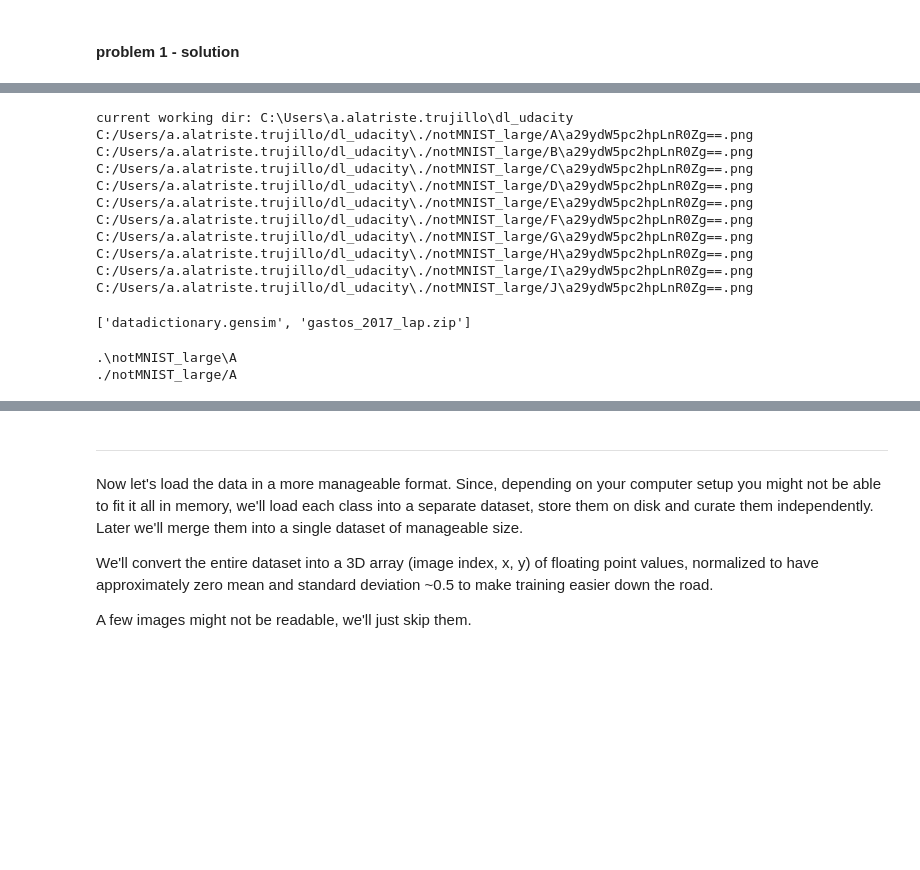
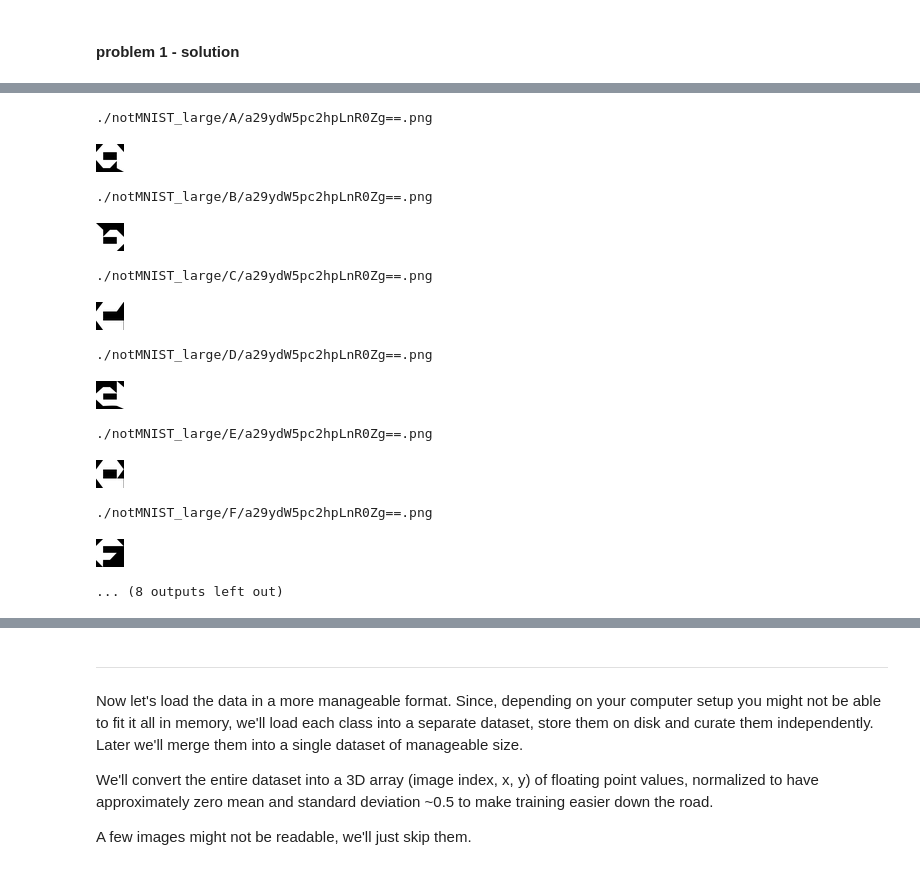
Before and after one commit to patadadeburro/deep_learning_uda730, a Jupyter notebook: assignement_1.ipynb, the cells around one changed output, grey strips where cells are left out. Drawn from its saved outputs; the diff is of its cells as text; code cells hidden in the pictures; blank space fills up the shorter version.

```diff
--- a/assignement_1.ipynb
+++ b/assignement_1.ipynb
@@ -258,37 +258,16 @@ def printOneImg( folder ):
-# %%
-import os
-cwd = os.getcwd()
-print( 'current working dir: {0}'.format( cwd ) )
-
-printOneImg( train_folders )
-#printOneImg( test_folders  )
-# %% [output]
-current working dir: C:\Users\a.alatriste.trujillo\dl_udacity
-C:/Users/a.alatriste.trujillo/dl_udacity\./notMNIST_large/A\a29ydW5pc2hpLnR0Zg==.png
-C:/Users/a.alatriste.trujillo/dl_udacity\./notMNIST_large/B\a29ydW5pc2hpLnR0Zg==.png
-C:/Users/a.alatriste.trujillo/dl_udacity\./notMNIST_large/C\a29ydW5pc2hpLnR0Zg==.png
-C:/Users/a.alatriste.trujillo/dl_udacity\./notMNIST_large/D\a29ydW5pc2hpLnR0Zg==.png
-C:/Users/a.alatriste.trujillo/dl_udacity\./notMNIST_large/E\a29ydW5pc2hpLnR0Zg==.png
-C:/Users/a.alatriste.trujillo/dl_udacity\./notMNIST_large/F\a29ydW5pc2hpLnR0Zg==.png
-C:/Users/a.alatriste.trujillo/dl_udacity\./notMNIST_large/G\a29ydW5pc2hpLnR0Zg==.png
-C:/Users/a.alatriste.trujillo/dl_udacity\./notMNIST_large/H\a29ydW5pc2hpLnR0Zg==.png
-C:/Users/a.alatriste.trujillo/dl_udacity\./notMNIST_large/I\a29ydW5pc2hpLnR0Zg==.png
-C:/Users/a.alatriste.trujillo/dl_udacity\./notMNIST_large/J\a29ydW5pc2hpLnR0Zg==.png
-# %%
-from os import listdir
-from os.path import isfile, join
-
-_dir = 'C:/aat'
-
-onlyfiles = [f for f in listdir( _dir ) if isfile(join( _dir, f ))]
-print( onlyfiles )
-# %% [output]
-['datadictionary.gensim', 'gastos_2017_lap.zip']
-# %%
-a = train_folders[ 0 ]
-s = a.replace( '\\', '/' )
-print( a )
-print( s )
-# %% [output]
-.\notMNIST_large\A
-./notMNIST_large/A
+# %%
+get_file_paths( train_folders )
+# %% [output]
+./notMNIST_large/A/a29ydW5pc2hpLnR0Zg==.png
+[figure, added]
+./notMNIST_large/B/a29ydW5pc2hpLnR0Zg==.png
+[figure, added]
+./notMNIST_large/C/a29ydW5pc2hpLnR0Zg==.png
+[figure, added]
+./notMNIST_large/D/a29ydW5pc2hpLnR0Zg==.png
+[figure, added]
+./notMNIST_large/E/a29ydW5pc2hpLnR0Zg==.png
+[figure, added]
+./notMNIST_large/F/a29ydW5pc2hpLnR0Zg==.png
+[figure, added]
+... (8 outputs left out)
```
Also changed, not shown: parts of 8 cells of this notebook.
